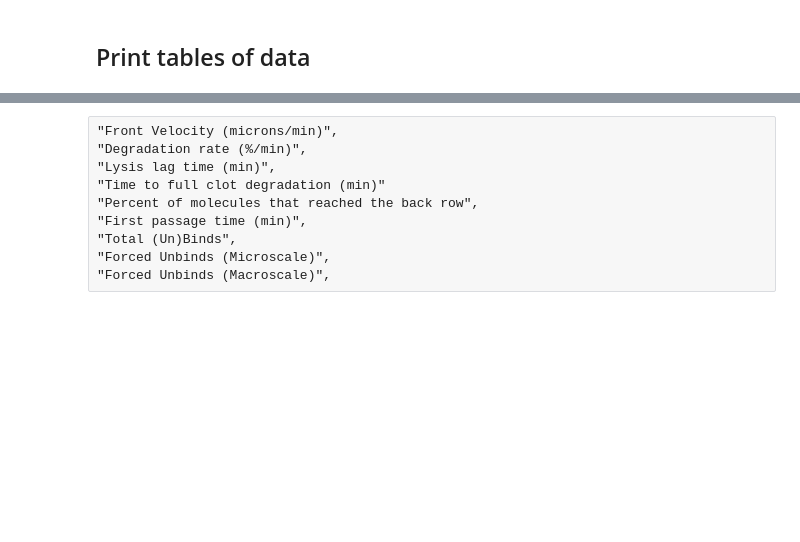
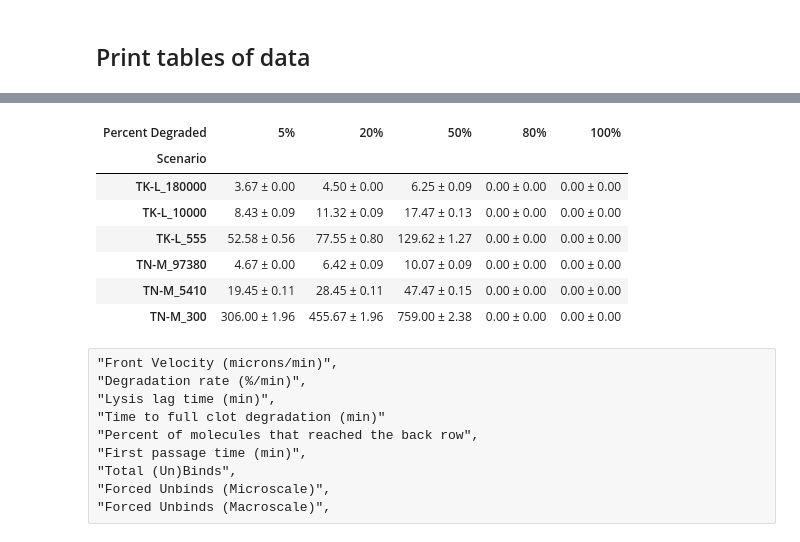
Before and after one commit to UCO-OpResearch/lysis, a Jupyter notebook: src/python/Jupyter Notebooks/2024-01-26-1000 - F-Macro Multi-Array-Process.ipynb, the cells around one changed output, grey strips where cells are left out. Saved outputs shown, nothing was run; the diff lists cells and outputs as text; code cells hidden in the pictures; blank space fills up the shorter version.

```diff
--- a/src/python/Jupyter Notebooks/2024-01-26-1000 - F-Macro Multi-Array-Process.ipynb
+++ b/src/python/Jupyter Notebooks/2024-01-26-1000 - F-Macro Multi-Array-Process.ipynb
@@ -2786,16 +2743,25 @@ print(slopes_summary.to_html())
 # %%
 ## Degradation Time Table
 m = degradation_time_df.groupby(axis=1, level=0).mean()
 s = degradation_time_df.groupby(axis=1, level=0).std()
 degradation_time_summary = pd.DataFrame(
     index=degradation_time_df.index, columns=degradation_time_df.columns.get_level_values(0).unique()
 )
 for i in degradation_time_summary.index:
     for j in degradation_time_summary.columns:
         degradation_time_summary.loc[i, j] = f"{m.loc[i, j]:.2f} \u00B1 {s.loc[i, j]:.2f}"
 #print(degradation_time_summary.to_markdown())
-print(degradation_time_summary.to_html())
-#print(degradation_time_summary)
+#print(degradation_time_summary.to_html())
+degradation_time_summary
+# %% [output]
+| Percent Degraded | 5% | 20% | 50% | 80% | 100% |
+| Scenario |  |  |  |  |  |
+| TK-L_180000 | 3.67 ± 0.00 | 4.50 ± 0.00 | 6.25 ± 0.09 | 0.00 ± 0.00 | 0.00 ± 0.00 |
+| TK-L_10000 | 8.43 ± 0.09 | 11.32 ± 0.09 | 17.47 ± 0.13 | 0.00 ± 0.00 | 0.00 ± 0.00 |
+| TK-L_555 | 52.58 ± 0.56 | 77.55 ± 0.80 | 129.62 ± 1.27 | 0.00 ± 0.00 | 0.00 ± 0.00 |
+| TN-M_97380 | 4.67 ± 0.00 | 6.42 ± 0.09 | 10.07 ± 0.09 | 0.00 ± 0.00 | 0.00 ± 0.00 |
+| TN-M_5410 | 19.45 ± 0.11 | 28.45 ± 0.11 | 47.47 ± 0.15 | 0.00 ± 0.00 | 0.00 ± 0.00 |
+| TN-M_300 | 306.00 ± 1.96 | 455.67 ± 1.96 | 759.00 ± 2.38 | 0.00 ± 0.00 | 0.00 ± 0.00 |
 # %% [raw]
 "Front Velocity (microns/min)",
 "Degradation rate (%/min)",
```
Also changed, not shown: parts of 6 cells of this notebook, 3 other files.
